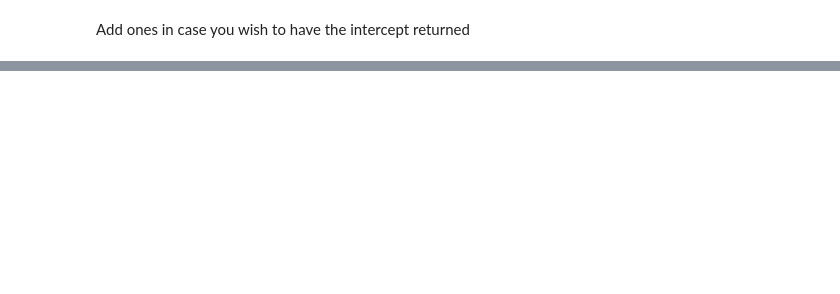
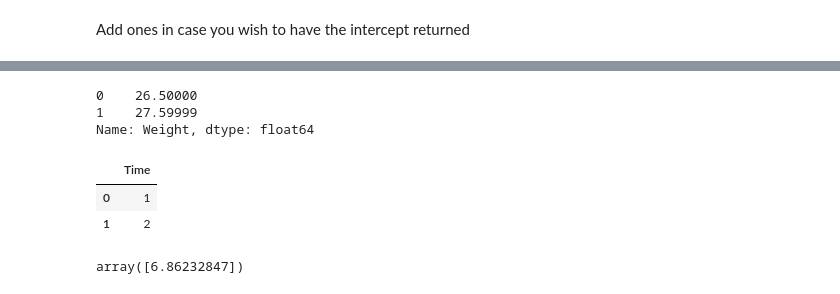
Before and after one commit to G-Licitra/hime, a Jupyter notebook: playground/linear_regression_methods.ipynb, the cells around one changed output, grey strips where cells are left out. Cells and saved outputs as stored; diff of their text form; code cells hidden in the pictures; blank space fills up the shorter version.

```diff
--- a/playground/linear_regression_methods.ipynb
+++ b/playground/linear_regression_methods.ipynb
@@ -192,0 +243,6 @@ Add ones in case you wish to have the intercept returned
+# %%
+formula_string = "Weight ~ Time + (1 + Time | Pig)"
+# %%
+target = formula_string.replace(" ", "").split("~")[0]
+fixed_effect = formula_string.replace(" ", "").split("~")[1].split("+")[0]
+random_effects = re.findall("\((.*?)\)", formula_string)
@@ -192,0 +272,14 @@ Add ones in case you wish to have the intercept returned
+# %%
+y = data[target]
+y.head(2)
+# %% [output]
+0    26.50000
+1    27.59999
+Name: Weight, dtype: float64
+# %%
+x = data[[fixed_effect]]
+x.head(2)
+# %% [output]
+|  | Time |
+| 0 | 1 |
+| 1 | 2 |
@@ -192,0 +290,5 @@ Add ones in case you wish to have the intercept returned
+# %%
+beta = model.coef_
+beta
+# %% [output]
+array([6.86232847])
```
Also changed, not shown: parts of 42 cells of this notebook.
